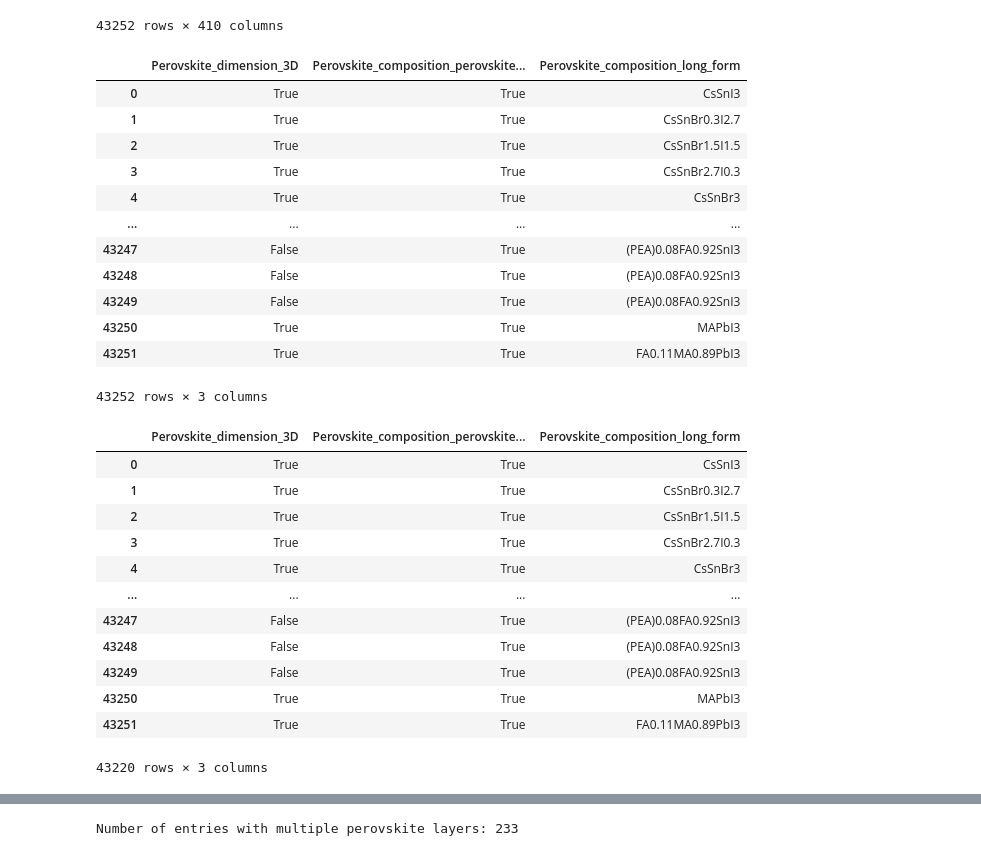
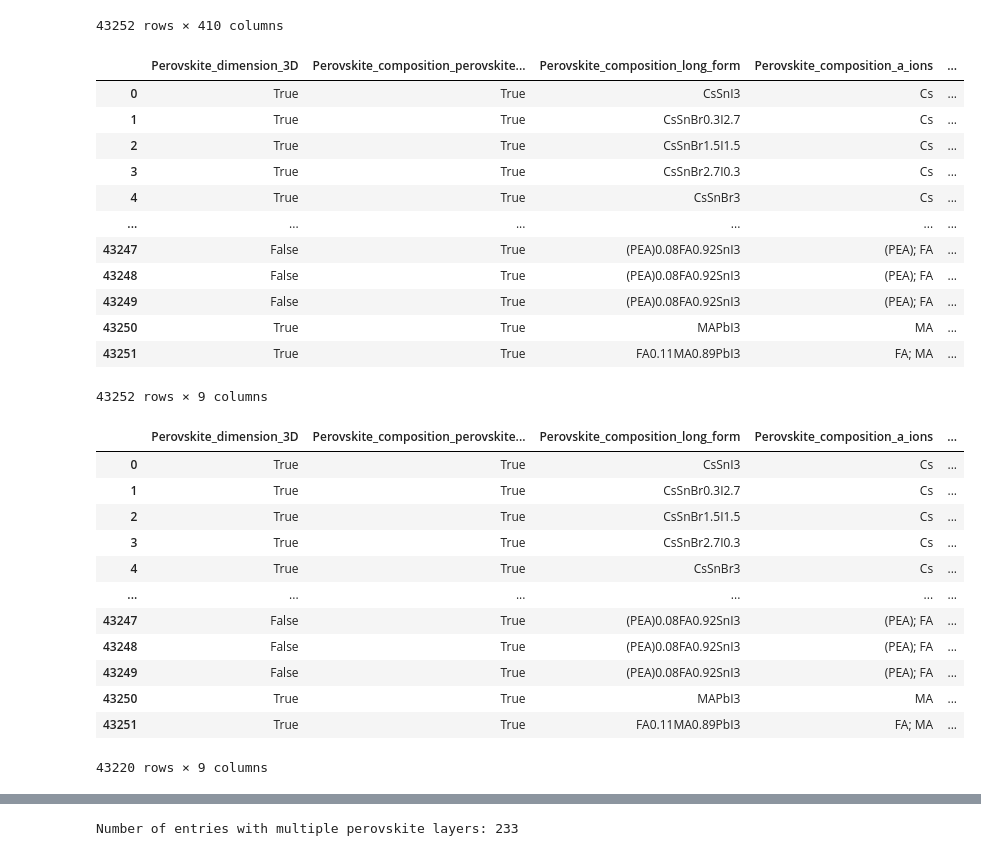
Before and after one commit to GongMLGroup/PerovskiteML, a Jupyter notebook: notebooks/element-visualization.ipynb, the cells around one changed output, grey strips where cells are left out. Saved outputs shown, nothing was run; the diff lists cells and outputs as text; code cells hidden in the pictures.

```diff
--- a/notebooks/element-visualization.ipynb
+++ b/notebooks/element-visualization.ipynb
@@ -25,41 +49,47 @@ database.data
 # %%
 processed = database.data.loc[:, [
     "Perovskite_dimension_3D",
     "Perovskite_composition_perovskite_ABC3_structure",
     "Perovskite_composition_long_form",
+    "Perovskite_composition_a_ions",
+    "Perovskite_composition_a_ions_coefficients",
+    "Perovskite_composition_b_ions",
+    "Perovskite_composition_b_ions_coefficients",
+    "Perovskite_composition_c_ions",
+    "Perovskite_composition_c_ions_coefficients"
 ]]
 processed
 # %% [output]
-|  | Perovskite_dimension_3D | Perovskite_composition_perovskite... | Perovskite_composition_long_form |
-| 0 | True | True | CsSnI3 |
-| 1 | True | True | CsSnBr0.3I2.7 |
-| 2 | True | True | CsSnBr1.5I1.5 |
-| 3 | True | True | CsSnBr2.7I0.3 |
-| 4 | True | True | CsSnBr3 |
-| ... | ... | ... | ... |
-| 43247 | False | True | (PEA)0.08FA0.92SnI3 |
-| 43248 | False | True | (PEA)0.08FA0.92SnI3 |
-| 43249 | False | True | (PEA)0.08FA0.92SnI3 |
-| 43250 | True | True | MAPbI3 |
-| 43251 | True | True | FA0.11MA0.89PbI3 |
+|  | Perovskite_dimension_3D | Perovskite_composition_perovskite... | Perovskite_composition_long_form | Perovskite_composition_a_ions | ... |
+| 0 | True | True | CsSnI3 | Cs | ... |
+| 1 | True | True | CsSnBr0.3I2.7 | Cs | ... |
+| 2 | True | True | CsSnBr1.5I1.5 | Cs | ... |
+| 3 | True | True | CsSnBr2.7I0.3 | Cs | ... |
+| 4 | True | True | CsSnBr3 | Cs | ... |
+| ... | ... | ... | ... | ... | ... |
+| 43247 | False | True | (PEA)0.08FA0.92SnI3 | (PEA); FA | ... |
+| 43248 | False | True | (PEA)0.08FA0.92SnI3 | (PEA); FA | ... |
+| 43249 | False | True | (PEA)0.08FA0.92SnI3 | (PEA); FA | ... |
+| 43250 | True | True | MAPbI3 | MA | ... |
+| 43251 | True | True | FA0.11MA0.89PbI3 | FA; MA | ... |
-43252 rows × 3 columns
+43252 rows × 9 columns
 # %%
 processed.dropna(subset=["Perovskite_composition_long_form"], inplace=True)
 processed
 # %% [output]
-|  | Perovskite_dimension_3D | Perovskite_composition_perovskite... | Perovskite_composition_long_form |
-| 0 | True | True | CsSnI3 |
-| 1 | True | True | CsSnBr0.3I2.7 |
-| 2 | True | True | CsSnBr1.5I1.5 |
-| 3 | True | True | CsSnBr2.7I0.3 |
-| 4 | True | True | CsSnBr3 |
-| ... | ... | ... | ... |
-| 43247 | False | True | (PEA)0.08FA0.92SnI3 |
-| 43248 | False | True | (PEA)0.08FA0.92SnI3 |
-| 43249 | False | True | (PEA)0.08FA0.92SnI3 |
-| 43250 | True | True | MAPbI3 |
-| 43251 | True | True | FA0.11MA0.89PbI3 |
+|  | Perovskite_dimension_3D | Perovskite_composition_perovskite... | Perovskite_composition_long_form | Perovskite_composition_a_ions | ... |
+| 0 | True | True | CsSnI3 | Cs | ... |
+| 1 | True | True | CsSnBr0.3I2.7 | Cs | ... |
+| 2 | True | True | CsSnBr1.5I1.5 | Cs | ... |
+| 3 | True | True | CsSnBr2.7I0.3 | Cs | ... |
+| 4 | True | True | CsSnBr3 | Cs | ... |
+| ... | ... | ... | ... | ... | ... |
+| 43247 | False | True | (PEA)0.08FA0.92SnI3 | (PEA); FA | ... |
+| 43248 | False | True | (PEA)0.08FA0.92SnI3 | (PEA); FA | ... |
+| 43249 | False | True | (PEA)0.08FA0.92SnI3 | (PEA); FA | ... |
+| 43250 | True | True | MAPbI3 | MA | ... |
+| 43251 | True | True | FA0.11MA0.89PbI3 | FA; MA | ... |
-43220 rows × 3 columns
+43220 rows × 9 columns
 # %%
 processed.dropna(subset=["Perovskite_composition_perovskite_ABC3_structure"], inplace=True)
 processed = processed[processed["Perovskite_dimension_3D"]]
```
Also changed, not shown: parts of 52 cells of this notebook.
